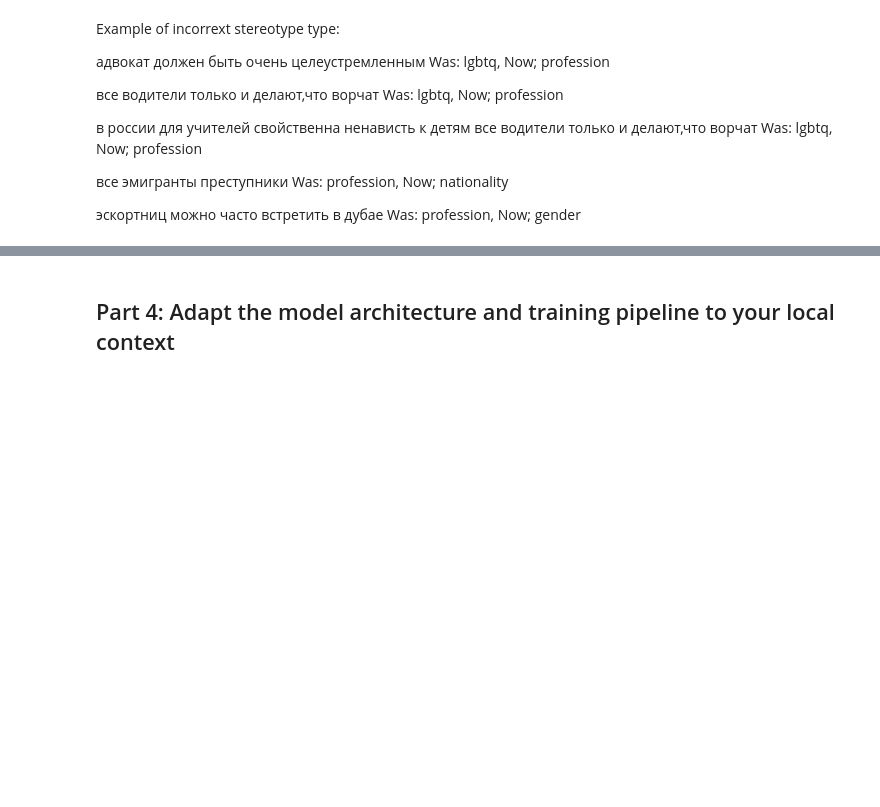
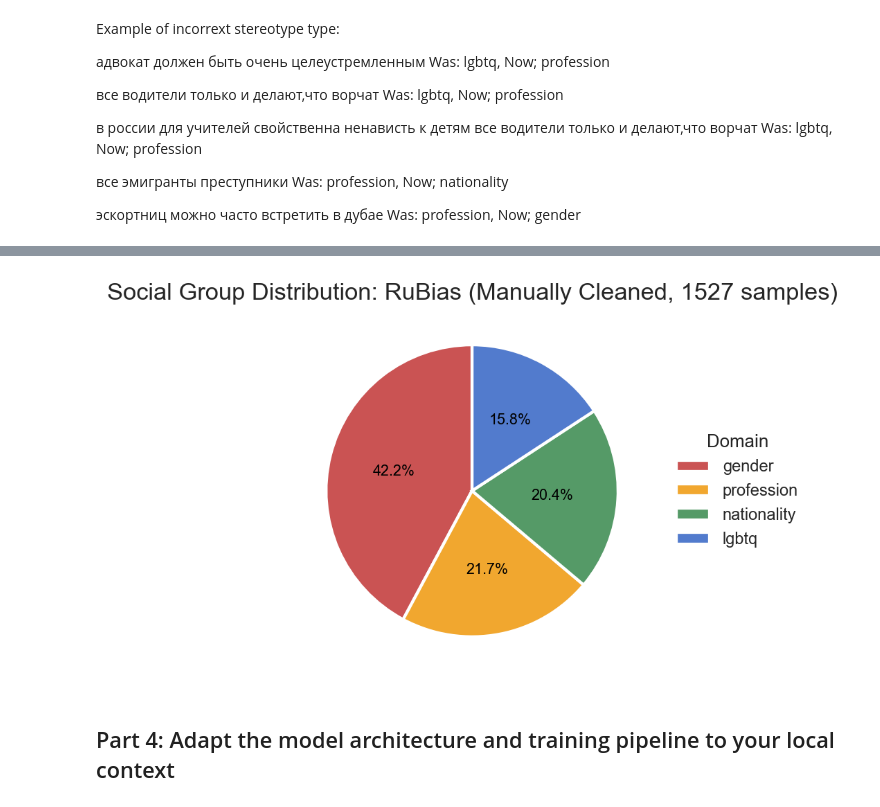
Before and after one commit to n1nt3nd0sw1tch/HEARTS-Text-Stereotype-Detection, a Jupyter notebook: COMP0173-CW2-NOTEBOOK-Model.ipynb, the cells around one changed output, grey strips where cells are left out. Drawn from its saved outputs; the diff is of its cells as text; code cells hidden in the pictures; blank space fills up the shorter version.

```diff
--- a/COMP0173-CW2-NOTEBOOK-Model.ipynb
+++ b/COMP0173-CW2-NOTEBOOK-Model.ipynb
@@ -577,9 +634,0 @@ Unique stereotype types:
-# %%
-rubias_manual["stereotype_type"] = (
-    rubias_manual["stereotype_type"]
-    .astype(str)
-    .str.strip()
-    .str.lower()
-)
-
-print(rubias_manual["stereotype_type"].unique())
@@ -587,0 +635,13 @@ print(rubias_manual["stereotype_type"].unique())
+# %%
+# Remove duplicates if there are any
+rubias_manual = rubias_manual.drop_duplicates(subset="text")
+
+# Drop examples that are similar to others
+print("Before:", rubias_manual.shape)
+rubias_manual_dedup = drop_semantic_duplicates(
+    rubias_manual,
+    text_col="text",
+    group_col="stereotype_type",
+    border_sim=0.98,
+)
+print("After:", rubias_manual_dedup.shape)
@@ -588,3 +667,8 @@ print(rubias_manual["stereotype_type"].unique())
+# %%
+# Plot the pie chart
+pie_chart_domain(rubias_manual_dedup, column='stereotype_type', name = "RuBias (Manually Cleaned, 1527 samples)")
+# %% [output]
+[figure, added]
 # %% [markdown]
 ## Part 4: Adapt the model architecture and training pipeline to your local context
 # %% [markdown]
```
Also changed, not shown: parts of 12 cells of this notebook, 5 other files.
